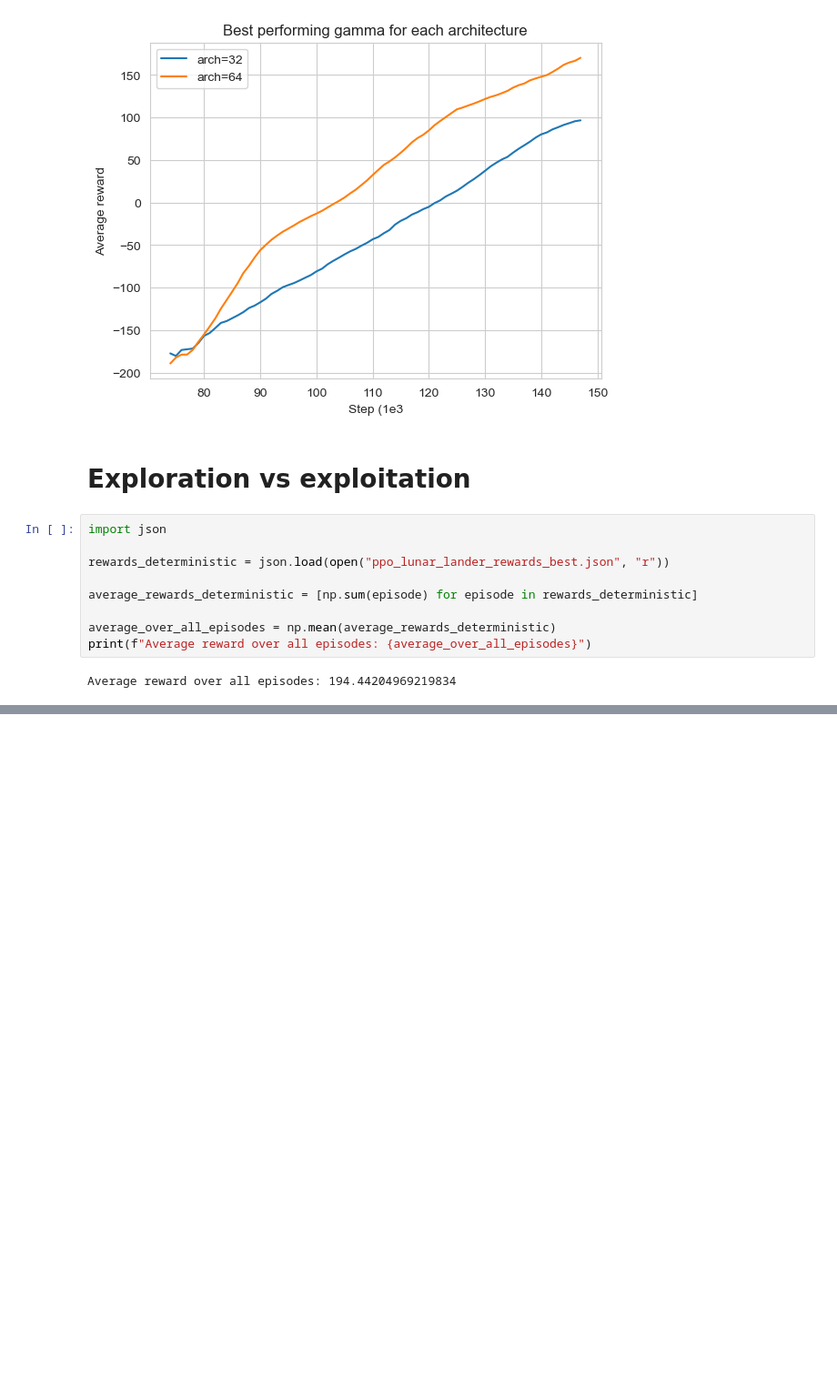
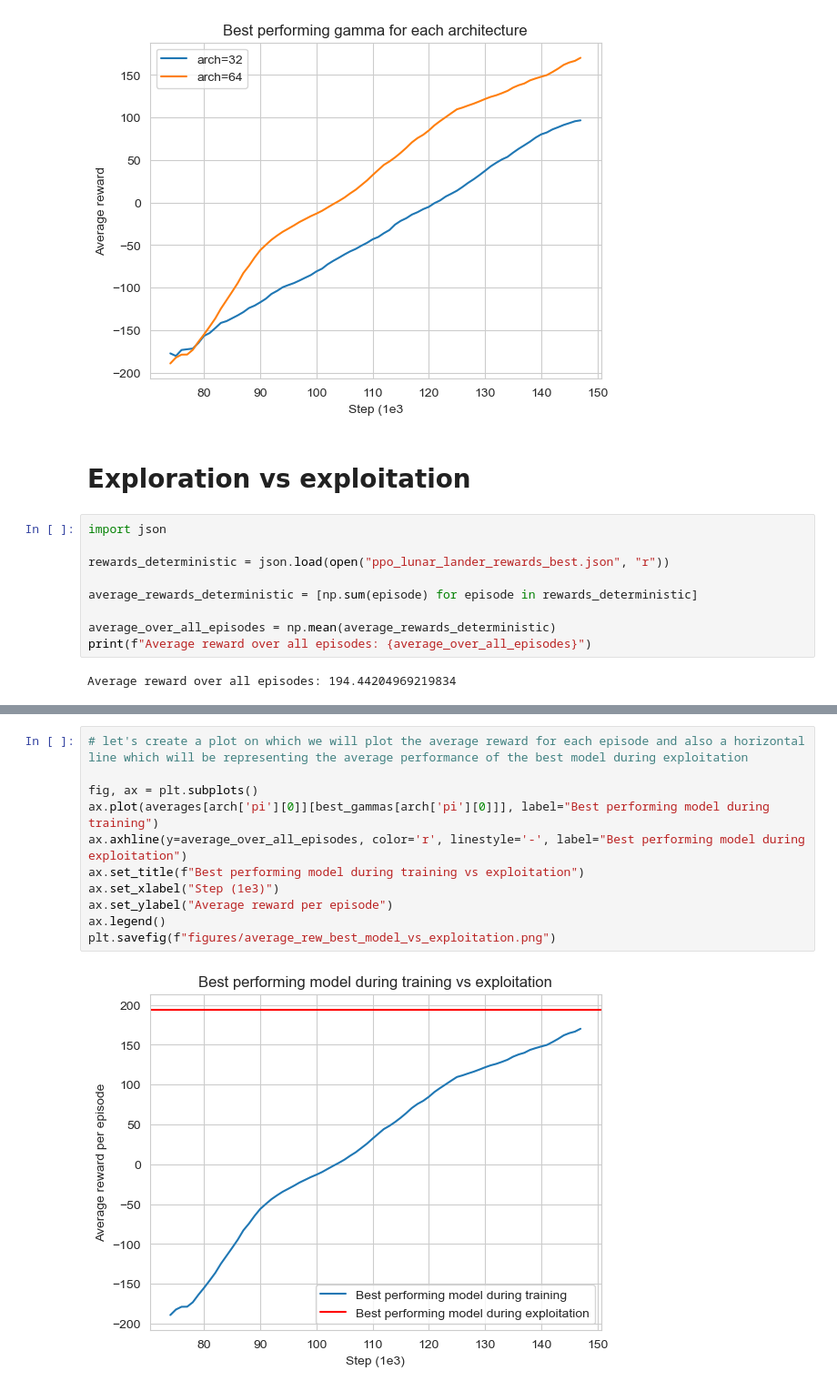
Before and after one commit to krajewskiML/inteligencja_obliczeniowa, a Jupyter notebook: project_4/eda.ipynb, the cells around one changed output, grey strips where cells are left out. Shown: that part at 91% size. Saved outputs shown, nothing was run; the diff lists cells and outputs as text; blank space fills up the shorter version.

Commit message:
additional plots

```diff
--- a/project_4/eda.ipynb
+++ b/project_4/eda.ipynb
@@ -78,0 +86,13 @@ Average reward over all episodes: 194.44204969219834
+# %%
+# let's create a plot on which we will plot the average reward for each episode and also a horizontal line which will be representing the average performance of the best model during exploitation
+
+fig, ax = plt.subplots()
+ax.plot(averages[arch['pi'][0]][best_gammas[arch['pi'][0]]], label="Best performing model during training")
+ax.axhline(y=average_over_all_episodes, color='r', linestyle='-', label="Best performing model during exploitation")
+ax.set_title(f"Best performing model during training vs exploitation")
+ax.set_xlabel("Step (1e3)")
+ax.set_ylabel("Average reward per episode")
+ax.legend()
+plt.savefig(f"figures/average_rew_best_model_vs_exploitation.png")
+# %% [output]
+[figure, added]
```
Also changed, not shown: parts of 1 cell of this notebook, 5 other files.
